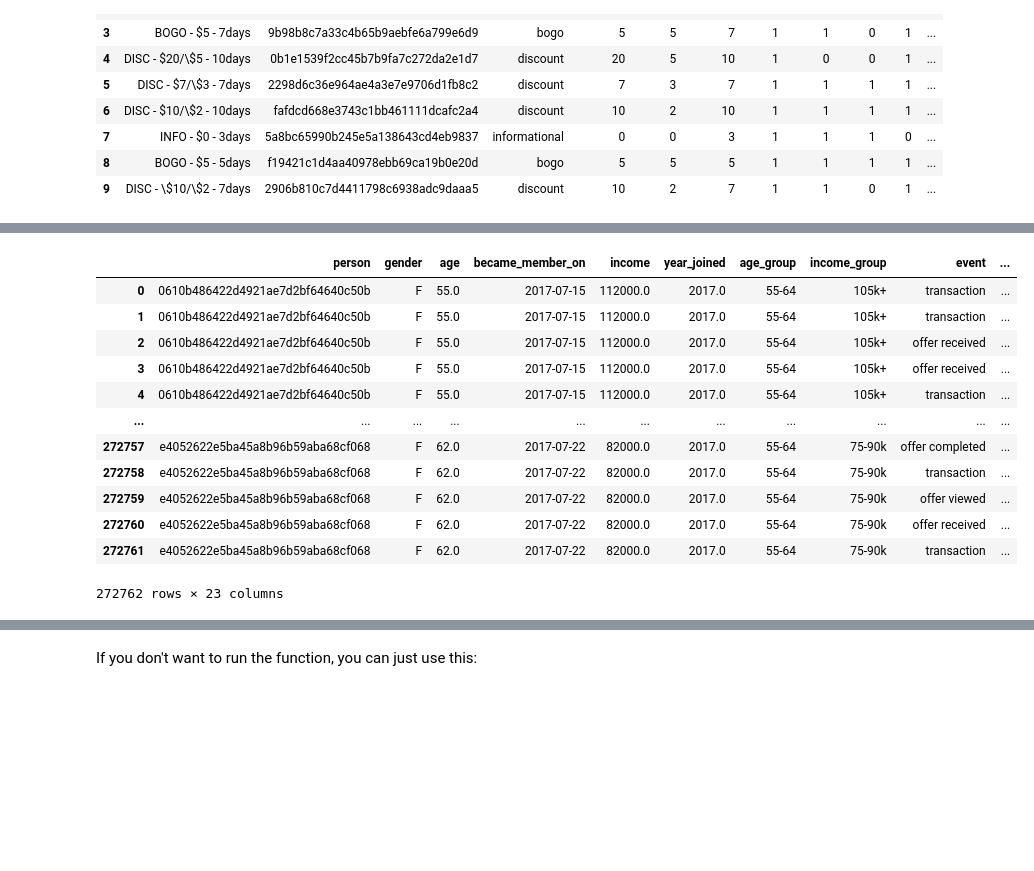
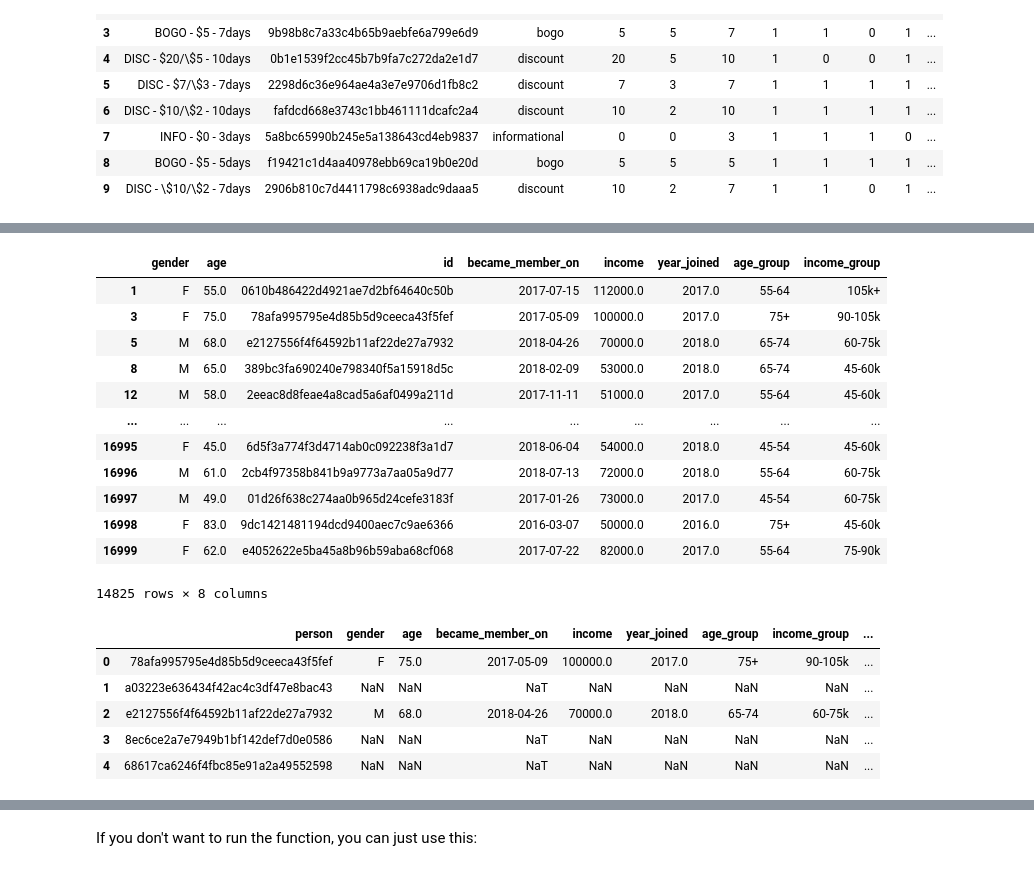
Before and after one commit to jnish23/Starbucks-Capstone, a Jupyter notebook: Starbucks_Capstone_notebook.ipynb, the cells around one changed output, grey strips where cells are left out. Drawn from its saved outputs; the diff is of its cells as text; code cells hidden in the pictures; blank space fills up the shorter version.

```diff
--- a/Starbucks_Capstone_notebook.ipynb
+++ b/Starbucks_Capstone_notebook.ipynb
@@ -458,7 +477,7 @@ clean_portfolio.head(10)
 | 8 | BOGO - $5 - 5days | f19421c1d4aa40978ebb69ca19b0e20d | bogo | 5 | 5 | 5 | 1 | 1 | 1 | 1 | ... |
 | 9 | DISC - \$10/\$2 - 7days | 2906b810c7d4411798c6938adc9daaa5 | discount | 10 | 2 | 7 | 1 | 1 | 0 | 1 | ... |
 # %%
-def clean_profile(df=profile):
+def clean_profile(profile):
     """Cleans the profile dataframe
     1. Converts dates to datetime objects
     2. Extracts the year the member joined
@@ -470,6 +489,7 @@ def clean_profile(df=profile):
     clean_profile dataframe
     """
 
+    df = profile.copy()
     # Convert column to datetime object
     df['became_member_on'] = pd.to_datetime(df['became_member_on'], format='%Y%m%d')
 
@@ -517,7 +537,7 @@ def clean_profile(df=profile):
 
     return df
 
-clean_profile = clean_profile(df=profile)
+clean_profile = clean_profile(profile)
 clean_profile.to_csv('clean_profile.csv',index=False)
 # %% [output]
 Original Number of Rows:  17000
@@ -544,13 +556,14 @@ def extract_offer_id(row):
     else:
         return np.nan
 
-def clean_transcript(df=transcript):
+def clean_transcript(transcript):
     """Cleans the transcript dataframe
     1. Extracts the transaction amt, reward, or offer_id from the dictionary in the value column
     2. Drops the old value column
     INPUT: transcript df
     OUTPUT: clean_transcript df
     """
+    df=transcript.copy()
 
     df['transaction_amt'] = df.apply(lambda row: row['value']['amount'] if 'amount' in row['value'].keys() else np.nan, axis=1)
     df['offer_id'] = df.apply(extract_offer_id, axis=1)
@@ -558,7 +571,19 @@ def clean_transcript(df=transcript):
 
     df = df.drop(columns=['value'])
 
+    offer_ids = clean_portfolio['id'].tolist()
+
+    readable_offer_ids = ['BOGO - $10 - 7days', 'BOGO - $10 - 5days', 'INFO - $0 - 4days', 'BOGO - $5 - 7days',
+                           'DISC - $20/\$5 - 10days', 'DISC - $7/\$3 - 7days', 'DISC - $10/\$2 - 10days', 'INFO - $0 - 3days',
+                           'BOGO - $5 - 5days', 'DISC - \$10/\$2 - 7days']
+
+    offer_id_mapping = {}
+    for i in range(len(offer_ids)):
+        offer_id_mapping[offer_ids[i]] = readable_offer_ids[i]
+
+    df['readable_id'] = df['offer_id'].replace(offer_id_mapping)
+
     return df
 
-clean_transcript = clean_transcript(df=transcript)
+clean_transcript = clean_transcript(transcript)
 clean_transcript.to_csv('clean_transcript.csv', index=False)
@@ -564,0 +638,3 @@ clean_transcript.to_csv('clean_transcript.csv', index=False)
+# %%
+offers_full = offers_to_wide_form(clean_transcript)
+offers_full
@@ -565,47 +669,54 @@ clean_transcript.to_csv('clean_transcript.csv', index=False)
+# %%
+clean_profile
+# %% [output]
+|  | gender | age | id | became_member_on | income | year_joined | age_group | income_group |
+| 1 | F | 55.0 | 0610b486422d4921ae7d2bf64640c50b | 2017-07-15 | 112000.0 | 2017.0 | 55-64 | 105k+ |
+| 3 | F | 75.0 | 78afa995795e4d85b5d9ceeca43f5fef | 2017-05-09 | 100000.0 | 2017.0 | 75+ | 90-105k |
+| 5 | M | 68.0 | e2127556f4f64592b11af22de27a7932 | 2018-04-26 | 70000.0 | 2018.0 | 65-74 | 60-75k |
+| 8 | M | 65.0 | 389bc3fa690240e798340f5a15918d5c | 2018-02-09 | 53000.0 | 2018.0 | 65-74 | 45-60k |
+| 12 | M | 58.0 | 2eeac8d8feae4a8cad5a6af0499a211d | 2017-11-11 | 51000.0 | 2017.0 | 55-64 | 45-60k |
+| ... | ... | ... | ... | ... | ... | ... | ... | ... |
+| 16995 | F | 45.0 | 6d5f3a774f3d4714ab0c092238f3a1d7 | 2018-06-04 | 54000.0 | 2018.0 | 45-54 | 45-60k |
+| 16996 | M | 61.0 | 2cb4f97358b841b9a9773a7aa05a9d77 | 2018-07-13 | 72000.0 | 2018.0 | 55-64 | 60-75k |
+| 16997 | M | 49.0 | 01d26f638c274aa0b965d24cefe3183f | 2017-01-26 | 73000.0 | 2017.0 | 45-54 | 60-75k |
+| 16998 | F | 83.0 | 9dc1421481194dcd9400aec7c9ae6366 | 2016-03-07 | 50000.0 | 2016.0 | 75+ | 45-60k |
+| 16999 | F | 62.0 | e4052622e5ba45a8b96b59aba68cf068 | 2017-07-22 | 82000.0 | 2017.0 | 55-64 | 75-90k |
+14825 rows × 8 columns
 # %%
-def create_merged_df(portfolio_df=clean_portfolio, profile_df=clean_profile, transcript_df=clean_transcript):
+def create_merged_df(portfolio_df=clean_portfolio, profile_df=clean_profile, offers_full=offers_full):
     """Merges the three datasets to one master df
     INPUTS
     portfolio_df: dataframe of offers including and 'offer_id' column with offer id's
     profile_df: dataframe of customer demographic data including an 'id' column with customer id's
-    transcript_df: dataframe of every event during experiment including offer_id column and customer_id column
+    offers_full: dataframe of every offer and the amount spend after viewing an offer
 
     OUTPUTS
-    master_df: a dataframe of every event during experiment with demographic data
+    master_df: a dataframe of every offer during experiment with demographic data
     """
 
-    # merge transcript_df and profile_df on customer id
-    df = pd.merge(profile_df, transcript_df, how='left', left_on='id', right_on='person')
+    # merge offers_full and profile_df on customer id
+    df = pd.merge(offers_full, profile_df, how='left', left_on='person', right_on='id')
 
     # drop 'id' column because this is the same as the 'person' column
     df.drop(columns=['id'], inplace=True)
 
     # merge above df with portfolio_df to include information about offers
-    merged_df = pd.merge(df, portfolio_df, how='left', left_on='offer_id', right_on='id')
+    merged_df = pd.merge(df, portfolio_df, how='left', on='readable_id')
 
-    # drop reward_x column, as we only need the reward in the offer_received events and drop 'id' and 'offer_id' as we have the readable_id' now.
-    merged_df.drop(columns=['reward_x', 'id', 'offer_id'], inplace=True)
 
-    merged_df = merged_df[['person', 'gender', 'age', 'became_member_on', 'income', 'year_joined', 'age_group', 'income_group', 'event', 'time', 'transaction_amt',
-                          'readable_id', 'offer_type', 'difficulty', 'reward_y', 'duration', 'email', 'mobile', 'social', 'web', 'bogo', 'discount', 'informational']]
+    merged_df = merged_df[['person', 'gender', 'age', 'became_member_on', 'income', 'year_joined', 'age_group', 'income_group', 'readable_id', 'readable_id_unique', 'offer_received_time', 'offer_viewed_time',
+                          'offer_completed_time', 'offer_type', 'difficulty', 'reward', 'duration', 'email', 'mobile', 'social', 'web', 'bogo', 'discount', 'informational']]
 
-    merged_df.rename(columns={'reward_y':'reward'})
+    merged_df['offer_end'] = merged_df['offer_received_time'] + merged_df['duration']*24
 
     return merged_df
 
 merged_df = create_merged_df()
 merged_df.head()
 # %% [output]
-|  | person | gender | age | became_member_on | income | year_joined | age_group | income_group | event | ... |
-| 0 | 0610b486422d4921ae7d2bf64640c50b | F | 55.0 | 2017-07-15 | 112000.0 | 2017.0 | 55-64 | 105k+ | transaction | ... |
-| 1 | 0610b486422d4921ae7d2bf64640c50b | F | 55.0 | 2017-07-15 | 112000.0 | 2017.0 | 55-64 | 105k+ | transaction | ... |
-| 2 | 0610b486422d4921ae7d2bf64640c50b | F | 55.0 | 2017-07-15 | 112000.0 | 2017.0 | 55-64 | 105k+ | offer received | ... |
-| 3 | 0610b486422d4921ae7d2bf64640c50b | F | 55.0 | 2017-07-15 | 112000.0 | 2017.0 | 55-64 | 105k+ | offer received | ... |
-| 4 | 0610b486422d4921ae7d2bf64640c50b | F | 55.0 | 2017-07-15 | 112000.0 | 2017.0 | 55-64 | 105k+ | transaction | ... |
-| ... | ... | ... | ... | ... | ... | ... | ... | ... | ... | ... |
-| 272757 | e4052622e5ba45a8b96b59aba68cf068 | F | 62.0 | 2017-07-22 | 82000.0 | 2017.0 | 55-64 | 75-90k | offer completed | ... |
-| 272758 | e4052622e5ba45a8b96b59aba68cf068 | F | 62.0 | 2017-07-22 | 82000.0 | 2017.0 | 55-64 | 75-90k | transaction | ... |
-| 272759 | e4052622e5ba45a8b96b59aba68cf068 | F | 62.0 | 2017-07-22 | 82000.0 | 2017.0 | 55-64 | 75-90k | offer viewed | ... |
-| 272760 | e4052622e5ba45a8b96b59aba68cf068 | F | 62.0 | 2017-07-22 | 82000.0 | 2017.0 | 55-64 | 75-90k | offer received | ... |
-| 272761 | e4052622e5ba45a8b96b59aba68cf068 | F | 62.0 | 2017-07-22 | 82000.0 | 2017.0 | 55-64 | 75-90k | transaction | ... |
+|  | person | gender | age | became_member_on | income | year_joined | age_group | income_group | ... |
+| 0 | 78afa995795e4d85b5d9ceeca43f5fef | F | 75.0 | 2017-05-09 | 100000.0 | 2017.0 | 75+ | 90-105k | ... |
+| 1 | a03223e636434f42ac4c3df47e8bac43 | NaN | NaN | NaT | NaN | NaN | NaN | NaN | ... |
+| 2 | e2127556f4f64592b11af22de27a7932 | M | 68.0 | 2018-04-26 | 70000.0 | 2018.0 | 65-74 | 60-75k | ... |
+| 3 | 8ec6ce2a7e7949b1bf142def7d0e0586 | NaN | NaN | NaT | NaN | NaN | NaN | NaN | ... |
+| 4 | 68617ca6246f4fbc85e91a2a49552598 | NaN | NaN | NaT | NaN | NaN | NaN | NaN | ... |
-272762 rows × 23 columns
```
Also changed, not shown: parts of 49 cells of this notebook, 2 other files.
